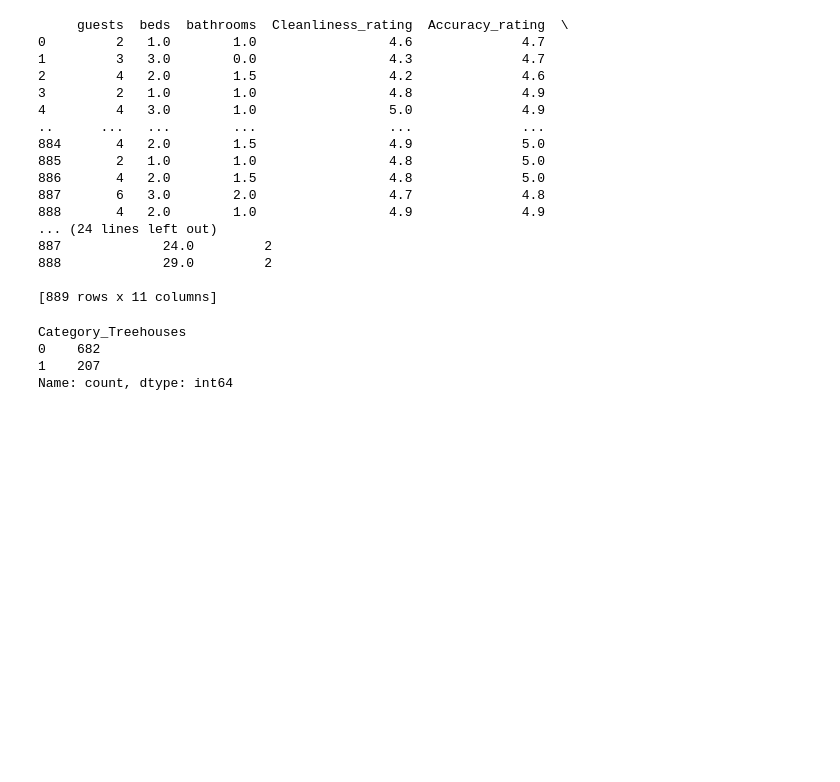
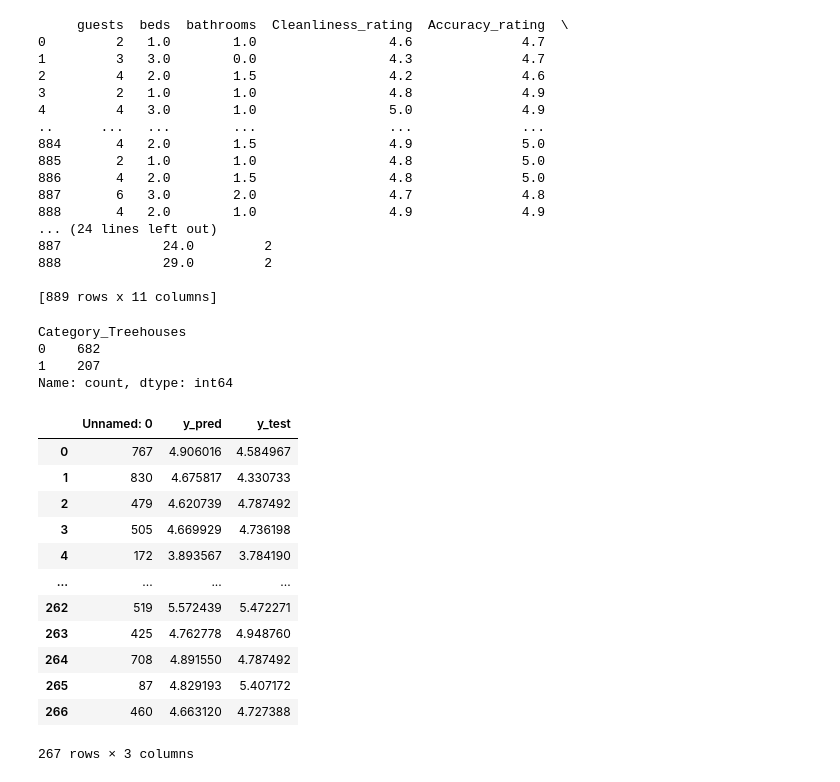
Before and after one commit to SaveSavio/modelling-airbnbs-property-listing-dataset-, a Jupyter notebook: cleaning.ipynb, the cells around one changed output. Cells and saved outputs as stored; diff of their text form; code cells hidden in the pictures; blank space fills up the shorter version.

```diff
--- a/cleaning.ipynb
+++ b/cleaning.ipynb
@@ -453,0 +458,16 @@ Name: count, dtype: int64
+# %%
+df2
+# %% [output]
+|  | Unnamed: 0 | y_pred | y_test |
+| 0 | 767 | 4.906016 | 4.584967 |
+| 1 | 830 | 4.675817 | 4.330733 |
+| 2 | 479 | 4.620739 | 4.787492 |
+| 3 | 505 | 4.669929 | 4.736198 |
+| 4 | 172 | 3.893567 | 3.784190 |
+| ... | ... | ... | ... |
+| 262 | 519 | 5.572439 | 5.472271 |
+| 263 | 425 | 4.762778 | 4.948760 |
+| 264 | 708 | 4.891550 | 4.787492 |
+| 265 | 87 | 4.829193 | 5.407172 |
+| 266 | 460 | 4.663120 | 4.727388 |
+267 rows × 3 columns
```
Also changed, not shown: parts of 6 cells of this notebook, 7 other files.
